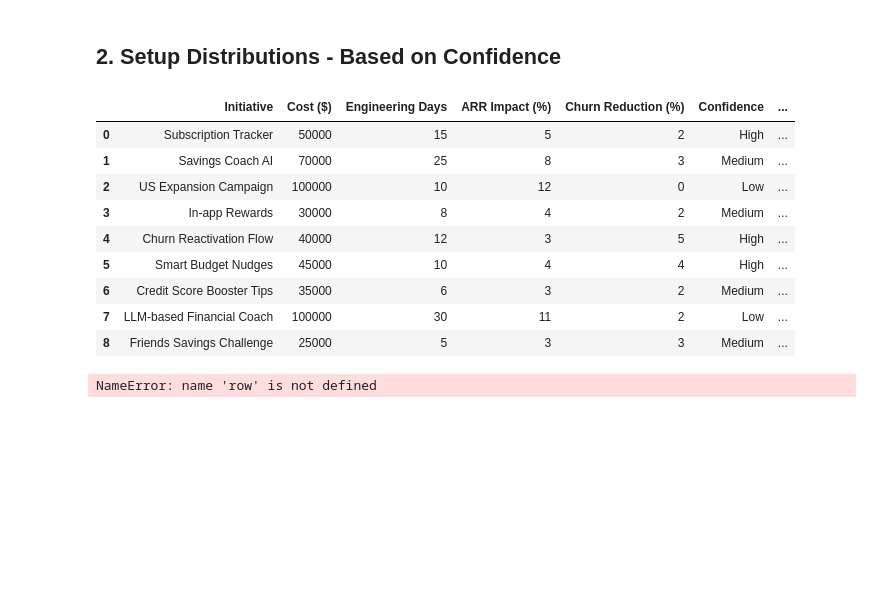
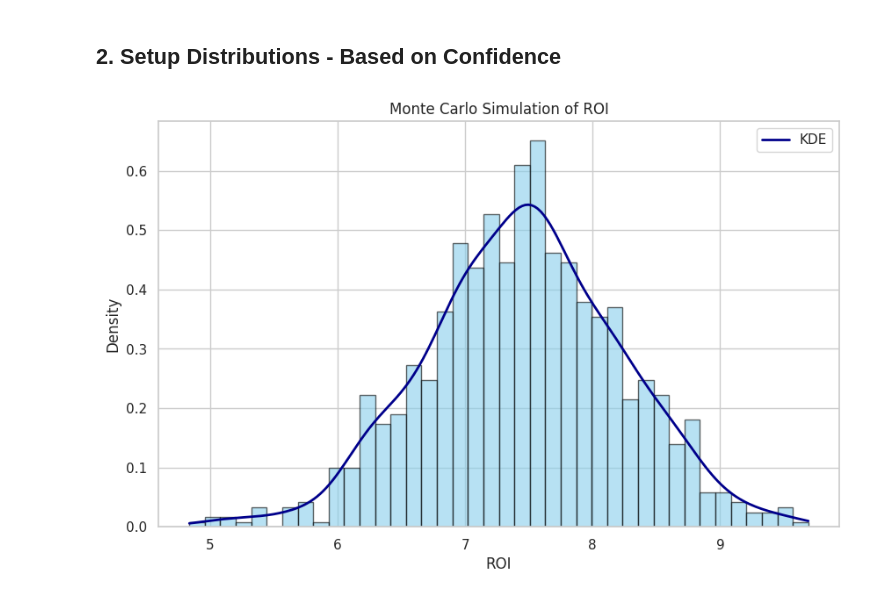
Before and after one commit to Ilse-hutten/operational-strategy-simulator, a Jupyter notebook: analysis.ipynb, the cells around one changed output. Drawn from its saved outputs; the diff is of its cells as text; code cells hidden in the pictures; blank space fills up the shorter version.

```diff
--- a/analysis.ipynb
+++ b/analysis.ipynb
@@ -110,26 +110,56 @@ confidence_to_std = {
     "Medium": 0.20,
     "Low": 0.40
 }
-# %%
-df["ARR_std"] = df.apply(
-    lambda row: row["Expected ARR Impact ($)"] * confidence_to_std[row["Confidence"]],
-    axis=1
-)
-# %%
-df
-# %% [output]
-|  | Initiative | Cost ($) | Engineering Days | ARR Impact (%) | Churn Reduction (%) | Confidence | ... |
-| 0 | Subscription Tracker | 50000 | 15 | 5 | 2 | High | ... |
-| 1 | Savings Coach AI | 70000 | 25 | 8 | 3 | Medium | ... |
-| 2 | US Expansion Campaign | 100000 | 10 | 12 | 0 | Low | ... |
-| 3 | In-app Rewards | 30000 | 8 | 4 | 2 | Medium | ... |
-| 4 | Churn Reactivation Flow | 40000 | 12 | 3 | 5 | High | ... |
-| 5 | Smart Budget Nudges | 45000 | 10 | 4 | 4 | High | ... |
-| 6 | Credit Score Booster Tips | 35000 | 6 | 3 | 2 | Medium | ... |
-| 7 | LLM-based Financial Coach | 100000 | 30 | 11 | 2 | Low | ... |
-| 8 | Friends Savings Challenge | 25000 | 5 | 3 | 3 | Medium | ... |
-# %%
-# For one initiative
-np.random.normal(loc=row["Expected ARR Impact ($)"], scale=row["ARR_std"], size=1000)
-# %% [output]
-NameError: name 'row' is not defined
+# %%
+import numpy as np
+import seaborn as sns
+import matplotlib.pyplot as plt
+from scipy.stats import gaussian_kde
+
+
+# Create ARR_std column based on confidence level
+df["ARR_std"] = df.apply(
+    lambda row: row["Expected ARR Impact ($)"] * confidence_to_std.get(row["Confidence"], 0.20),
+    axis=1
+)
+
+# Monte Carlo simulation function
+def run_simulation(df, n_runs=1000):
+    roi_results = []
+
+    for _ in range(n_runs):
+        total_arr = 0
+        total_cost = 0
+
+        for _, row in df.iterrows():
+            arr_sample = np.random.normal(loc=row["Expected ARR Impact ($)"], scale=row["ARR_std"])
+            arr_sample = max(arr_sample, 0)  # Clamp to 0 to avoid negative ARR
+            total_arr += arr_sample
+            total_cost += row["Cost ($)"]
+
+        roi = total_arr / total_cost if total_cost > 0 else 0
+        roi_results.append(roi)
+
+    return roi_results
+
+# Run the simulation
+roi_simulated = run_simulation(df)
+
+# Histogram
+plt.figure(figsize=(10, 6))
+counts, bins, _ = plt.hist(roi_simulated, bins=40, color='skyblue', edgecolor='black', alpha=0.6, density=True)
+
+# KDE overlay (optional)
+kde = gaussian_kde(roi_simulated)
+x_vals = np.linspace(min(roi_simulated), max(roi_simulated), 200)
+plt.plot(x_vals, kde(x_vals), color='darkblue', linewidth=2, label='KDE')
+
+# Titles and formatting
+plt.title("Monte Carlo Simulation of ROI")
+plt.xlabel("ROI")
+plt.ylabel("Density")
+plt.grid(True)
+plt.legend()
+plt.show()
+# %% [output]
+[figure, added]
```
Also changed, not shown: 2 other files.
